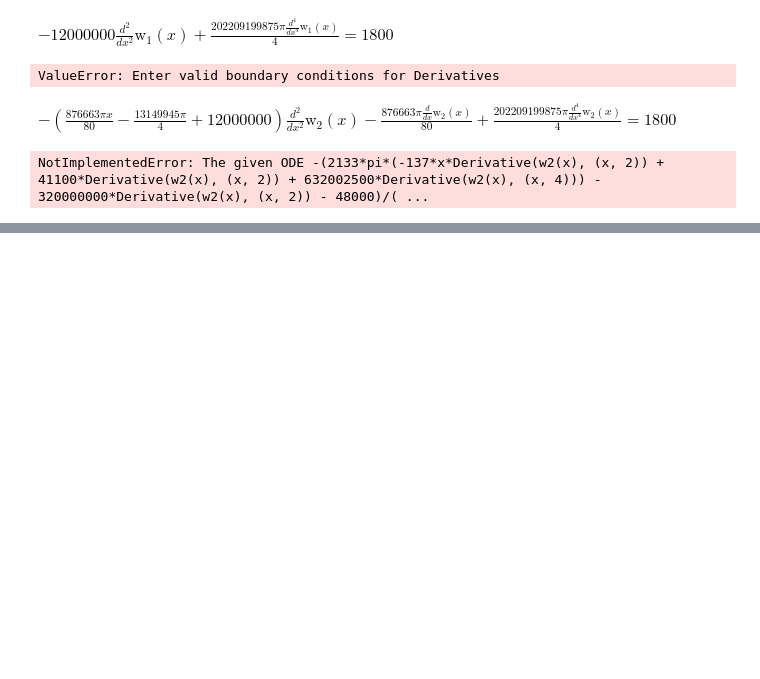
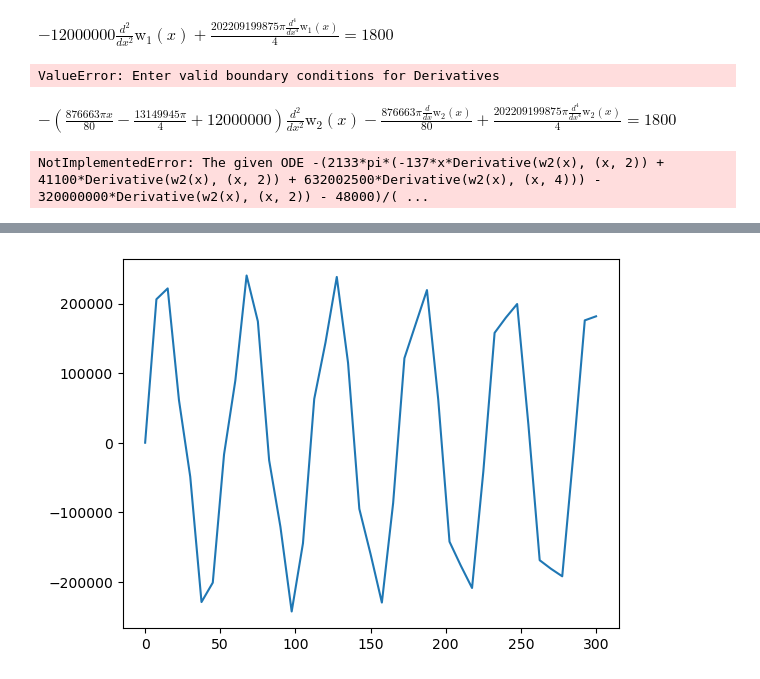
Before and after one commit to TeachBooks/sympy_mechanics, a Jupyter notebook: Examples slender structures/Example riser model.ipynb, the cells around one changed output, grey strips where cells are left out. Drawn from its saved outputs; the diff is of its cells as text; code cells hidden in the pictures; blank space fills up the shorter version.

Commit message:
first try on finite differences to solve riser problem

```diff
--- a/Examples slender structures/Example riser model.ipynb
+++ b/Examples slender structures/Example riser model.ipynb
@@ -95,0 +139,61 @@ NotImplementedError: The given ODE -(2133*pi*(-137*x*Derivative(w2(x), (x, 2)) +
+# %%
+import numpy as np
+import matplotlib.pyplot as plt
+
+g = 10
+R = 3.6/2
+t = 45/1000
+Area = R**2-np.pi*(R-t)**2
+Volume = Area*1
+rho = 7850
+p = rho*g*Area-1000*g*Volume
+EI = 2e11*1/4*np.pi*(R**4-(R-t)**4)
+
+q = 1800
+Ho = 12*1000000
+L = 300
+# %%
+import numpy as np
+import matplotlib.pyplot as plt
+
+n = 40
+h = L / n
+A = np.zeros((n+4, n+4))
+x = np.linspace(0,L,n+1)
+H = (Ho-p*L)+p*x
+A[0, 1] = +1
+
+A[1, 0] = +1/(h**2)
+A[1, 1] = -2/(h**2)
+A[1, 2] = +1/(h**2)
+
+A[n+2, n+0] = +1/(h**2)
+A[n+2, n+1] = -2/(h**2)
+A[n+2, n+2] = +1/(h**2)
+
+A[n+3, n-1] = -1/2/(h**3)
+A[n+3, n+0] = +1/(h**3)-H[-1]/EI*-1/2/h
+A[n+3, n+2] = -1/(h**3)-H[-1]/EI*+1/2/h
+A[n+3, n+3] = +1/2/(h**3)
+
+for i in range(2, n+2):
+    A[i, i-2] = EI*+1/(h**4)
+    A[i, i-1] = EI*-4/(h**4)
+    A[i, i  ] = EI*+6/(h**4)
+    A[i, i+1] = EI*-4/(h**4)
+    A[i, i+2] = EI*+1/(h**4)
+
+    A[i, i-1] = -p*-1/2/(h)
+    A[i, i+1] = -p*+1/2/(h)
+
+    A[i, i-1] = -H[i-2]*-2/(h**2)
+    A[i, i  ] = -H[i-2]*-2/(h**2)
+    A[i, i+1] = -H[i-2]*-2/(h**2)
+
+b = np.zeros(n+4)
+b[1:-2] = q
+
+w = np.linalg.solve(A,b);
+plt.plot(x,w[1:-2]); #not correct yet
+# %% [output]
+[figure, added]
```
Also changed, not shown: parts of 4 cells of this notebook, 1 other file.
